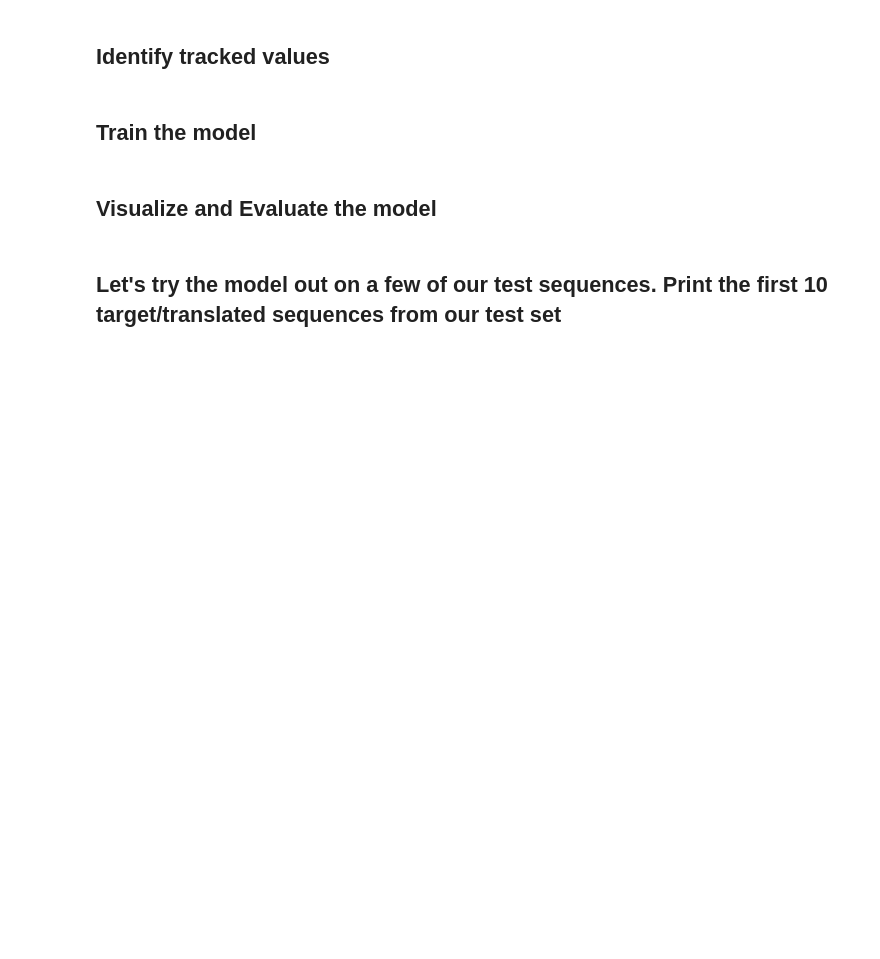
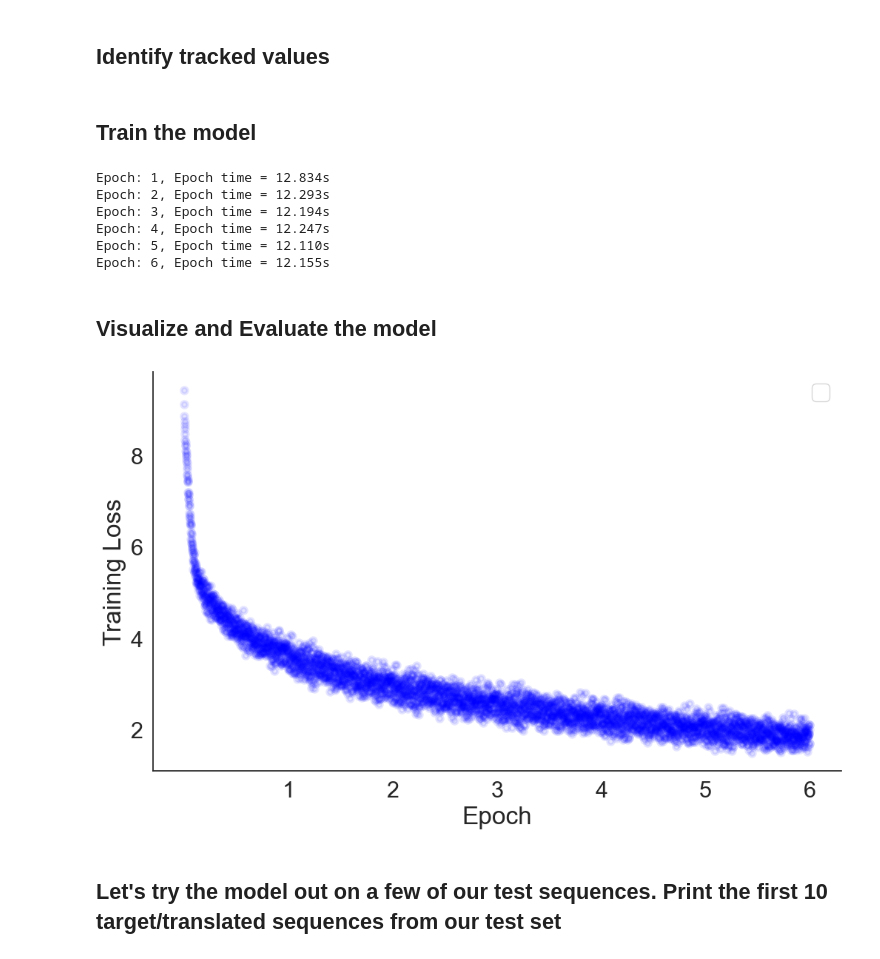
Before and after one commit to cam-1007/PHYS417, a Jupyter notebook: Lab 6/Lab6 Template.ipynb, the cells around one changed output. Cells and saved outputs as stored; diff of their text form; code cells hidden in the pictures; blank space fills up the shorter version.

```diff
--- a/Lab 6/Lab6 Template.ipynb
+++ b/Lab 6/Lab6 Template.ipynb
@@ -48,0 +58,5 @@ sns.set(style = 'white', font_scale = 2)
+# %%
+# Print the first ten translated lines
+print("First 10 lines of the dataset:")
+for i in range(10):
+    print(f"{i+1}: {data[i][0]} -> {data[i][1]}")
@@ -126,3 +206,19 @@ The use of the mask function in both self-attention and MLM helps the transforme
+# %%
+# Define your masking function
+def generate_square_subsequent_mask(sz: int) -> Tensor:
+    mask = (torch.triu(torch.ones((sz, sz),device= device)) == 1).transpose(0, 1)
+    mask = mask.float().masked_fill(mask == 0, float('-inf')).masked_fill(mask == 1, float(0.0))
+    return mask
+def create_mask(src, tgt):
+    src_seq_len = src.shape[0]
+    tgt_seq_len = tgt.shape[0]
+
+    tgt_mask = generate_square_subsequent_mask(tgt_seq_len)
+    src_mask = torch.zeros((src_seq_len, src_seq_len),device=device).type(torch.bool)
+
+    src_padding_mask = (src == PAD_IDX).transpose(0, 1)
+    tgt_padding_mask = (tgt == PAD_IDX).transpose(0, 1)
+    return src_mask, tgt_mask, src_padding_mask, tgt_padding_mask
 # %% [markdown]
 ## Collation
 
@@ -195,10 +404,26 @@ Your answer here
+# %%
+train_loss_list = []
+val_loss_list = []
 # %% [markdown]
 ## Train the model
 # %%
 # Train your model
-# YOUR CODE HERE
-
+for epoch in range(1, NUM_EPOCHS+1):
+    start_time = timer()
+    train_loss = train_epoch(transformer, optimizer)
+    train_loss_list.extend(train_loss)
+    end_time = timer()
+    val_loss = evaluate(transformer)
+    val_loss_list.extend(val_loss)
+    print((f"Epoch: {epoch}, Epoch time = {(end_time - start_time):.3f}s"))
 # Fair warning: you might get an "out of memory" error
 # If that happens, try reducing the batch size
+# %% [output]
+Epoch: 1, Epoch time = 12.834s
+Epoch: 2, Epoch time = 12.293s
+Epoch: 3, Epoch time = 12.194s
+Epoch: 4, Epoch time = 12.247s
+Epoch: 5, Epoch time = 12.110s
+Epoch: 6, Epoch time = 12.155s
 # %% [markdown]
 ## Visualize and Evaluate the model
@@ -214,0 +430,13 @@ Your answer here
+# %%
+# Plot the loss
+plt.figure(figsize = (12, 7))
+
+plt.scatter(range(len(train_loss_list)), train_loss_list, color = 'blue', linewidth = 3, alpha=0.1)
+plt.ylabel("Training Loss")
+plt.xlabel("Epoch")
+plt.xticks(ticks = [(i+1)*len(train_loss_list)//NUM_EPOCHS for i in range(NUM_EPOCHS)], labels=[f"{i+1}" for i in range(NUM_EPOCHS)])
+plt.legend()
+sns.despine()
+plt.show()
+# %% [output]
+[figure, added]
```
Also changed, not shown: parts of 28 cells of this notebook.
